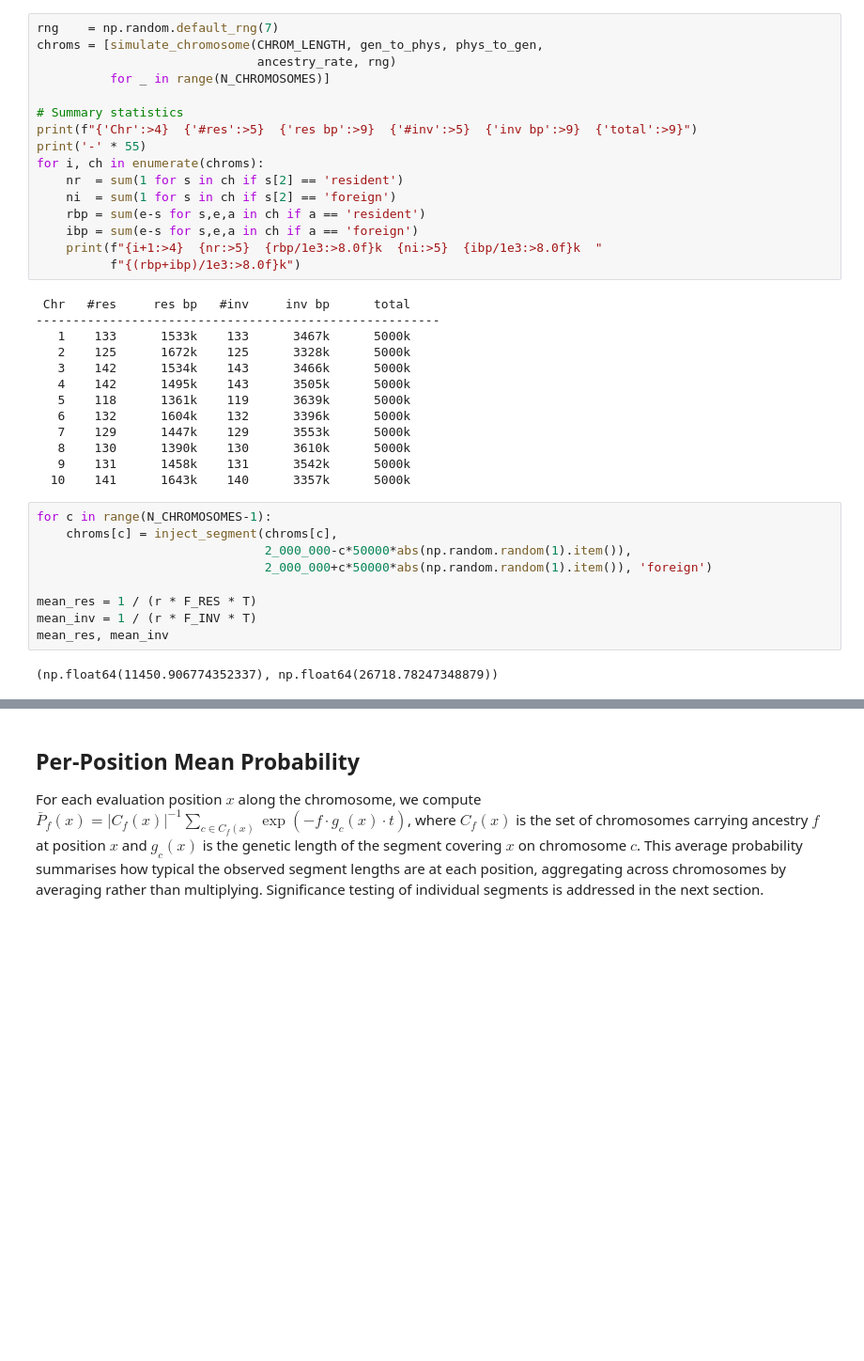
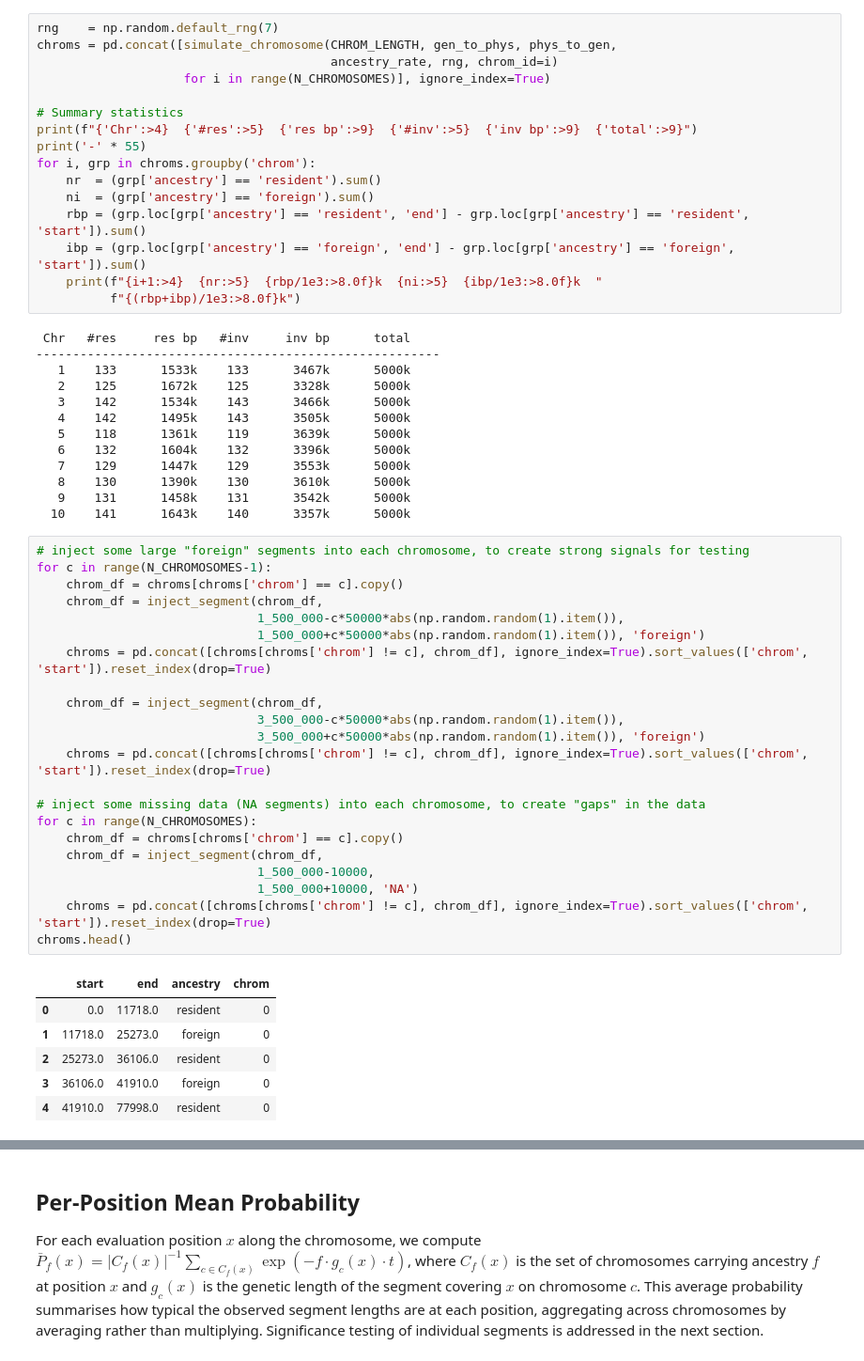
Before and after one commit to munch-group/lai-segment-analysis, a Jupyter notebook: local_ancestry_analysis.ipynb, the cells around one changed output, grey strips where cells are left out. Shown at 94% size. Cells and saved outputs as stored; diff of their text form; blank space fills up the shorter version.

```diff
--- a/local_ancestry_analysis.ipynb
+++ b/local_ancestry_analysis.ipynb
@@ -202,18 +202,18 @@ plt.show()
 Under the admixture model, ancestry breakpoints occur as a Poisson process in genetic distance. Segments of a given ancestry therefore have genetic lengths $G \sim \text{Exp}(\lambda)$ with $\lambda = f \cdot t$. The simulation places breakpoints in genetic space and converts to physical coordinates via the genetic map, ensuring that the null model and the p-value computation use the same coordinate system. Resident tracts have rate $f_r \cdot t$ and foreign tracts have rate $f_i \cdot t$.
 # %%
 rng    = np.random.default_rng(7)
-chroms = [simulate_chromosome(CHROM_LENGTH, gen_to_phys, phys_to_gen,
-                              ancestry_rate, rng)
-          for _ in range(N_CHROMOSOMES)]
+chroms = pd.concat([simulate_chromosome(CHROM_LENGTH, gen_to_phys, phys_to_gen,
+                                        ancestry_rate, rng, chrom_id=i)
+                    for i in range(N_CHROMOSOMES)], ignore_index=True)
 
 # Summary statistics
 print(f"{'Chr':>4}  {'#res':>5}  {'res bp':>9}  {'#inv':>5}  {'inv bp':>9}  {'total':>9}")
 print('-' * 55)
-for i, ch in enumerate(chroms):
-    nr  = sum(1 for s in ch if s[2] == 'resident')
-    ni  = sum(1 for s in ch if s[2] == 'foreign')
-    rbp = sum(e-s for s,e,a in ch if a == 'resident')
-    ibp = sum(e-s for s,e,a in ch if a == 'foreign')
+for i, grp in chroms.groupby('chrom'):
+    nr  = (grp['ancestry'] == 'resident').sum()
+    ni  = (grp['ancestry'] == 'foreign').sum()
+    rbp = (grp.loc[grp['ancestry'] == 'resident', 'end'] - grp.loc[grp['ancestry'] == 'resident', 'start']).sum()
+    ibp = (grp.loc[grp['ancestry'] == 'foreign', 'end'] - grp.loc[grp['ancestry'] == 'foreign', 'start']).sum()
     print(f"{i+1:>4}  {nr:>5}  {rbp/1e3:>8.0f}k  {ni:>5}  {ibp/1e3:>8.0f}k  "
           f"{(rbp+ibp)/1e3:>8.0f}k")
 # %% [output]
@@ -230,13 +230,31 @@ for i, ch in enumerate(chroms):
    9    131      1458k    131      3542k      5000k
   10    141      1643k    140      3357k      5000k
 # %%
+# inject some large "foreign" segments into each chromosome, to create strong signals for testing
 for c in range(N_CHROMOSOMES-1):
-    chroms[c] = inject_segment(chroms[c],
-                               2_000_000-c*50000*abs(np.random.random(1).item()),
-                               2_000_000+c*50000*abs(np.random.random(1).item()), 'foreign')
+    chrom_df = chroms[chroms['chrom'] == c].copy()
+    chrom_df = inject_segment(chrom_df,
+                              1_500_000-c*50000*abs(np.random.random(1).item()),
+                              1_500_000+c*50000*abs(np.random.random(1).item()), 'foreign')
+    chroms = pd.concat([chroms[chroms['chrom'] != c], chrom_df], ignore_index=True).sort_values(['chrom', 'start']).reset_index(drop=True)
 
-mean_res = 1 / (r * F_RES * T)
-mean_inv = 1 / (r * F_INV * T)
-mean_res, mean_inv
+    chrom_df = inject_segment(chrom_df,
+                              3_500_000-c*50000*abs(np.random.random(1).item()),
+                              3_500_000+c*50000*abs(np.random.random(1).item()), 'foreign')
+    chroms = pd.concat([chroms[chroms['chrom'] != c], chrom_df], ignore_index=True).sort_values(['chrom', 'start']).reset_index(drop=True)
+
+# inject some missing data (NA segments) into each chromosome, to create "gaps" in the data
+for c in range(N_CHROMOSOMES):
+    chrom_df = chroms[chroms['chrom'] == c].copy()
+    chrom_df = inject_segment(chrom_df,
+                              1_500_000-10000,
+                              1_500_000+10000, 'NA')
+    chroms = pd.concat([chroms[chroms['chrom'] != c], chrom_df], ignore_index=True).sort_values(['chrom', 'start']).reset_index(drop=True)
+chroms.head()
 # %% [output]
-(np.float64(11450.906774352337), np.float64(26718.78247348879))
+|  | start | end | ancestry | chrom |
+| 0 | 0.0 | 11718.0 | resident | 0 |
+| 1 | 11718.0 | 25273.0 | foreign | 0 |
+| 2 | 25273.0 | 36106.0 | resident | 0 |
+| 3 | 36106.0 | 41910.0 | foreign | 0 |
+| 4 | 41910.0 | 77998.0 | resident | 0 |
```
Also changed, not shown: parts of 10 cells of this notebook, 1 other file.
